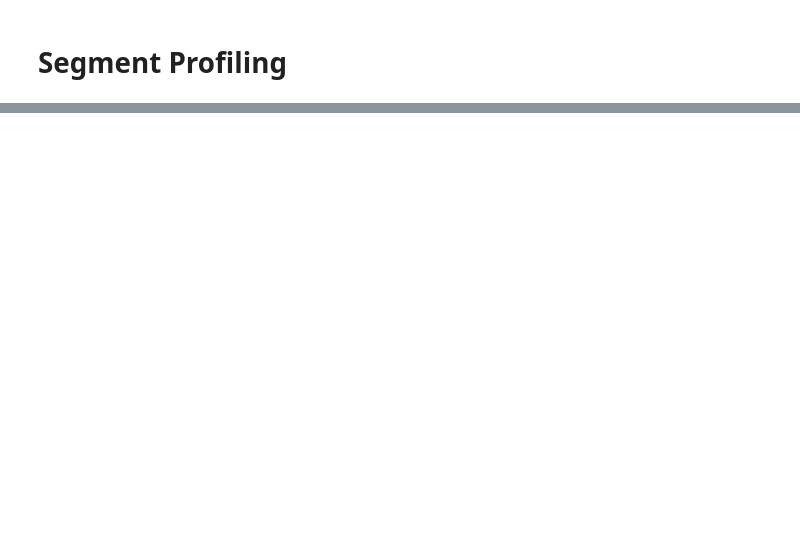
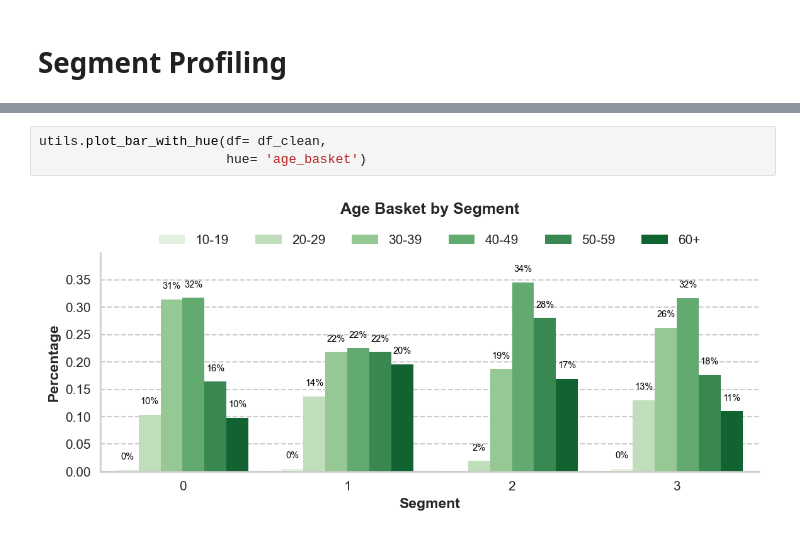
Before and after one commit to danjelito/upscale-test, a Jupyter notebook: main.ipynb, the cells around one changed output, grey strips where cells are left out. Drawn from its saved outputs; the diff is of its cells as text; blank space fills up the shorter version.

```diff
--- a/main.ipynb
+++ b/main.ipynb
@@ -187,0 +181,5 @@ plot_violin(x= 'segment',
+# %%
+utils.plot_bar_with_hue(df= df_clean,
+                        hue= 'age_basket')
+# %% [output]
+[figure, added]
```
Also changed, not shown: parts of 37 cells of this notebook, 1 other file.
